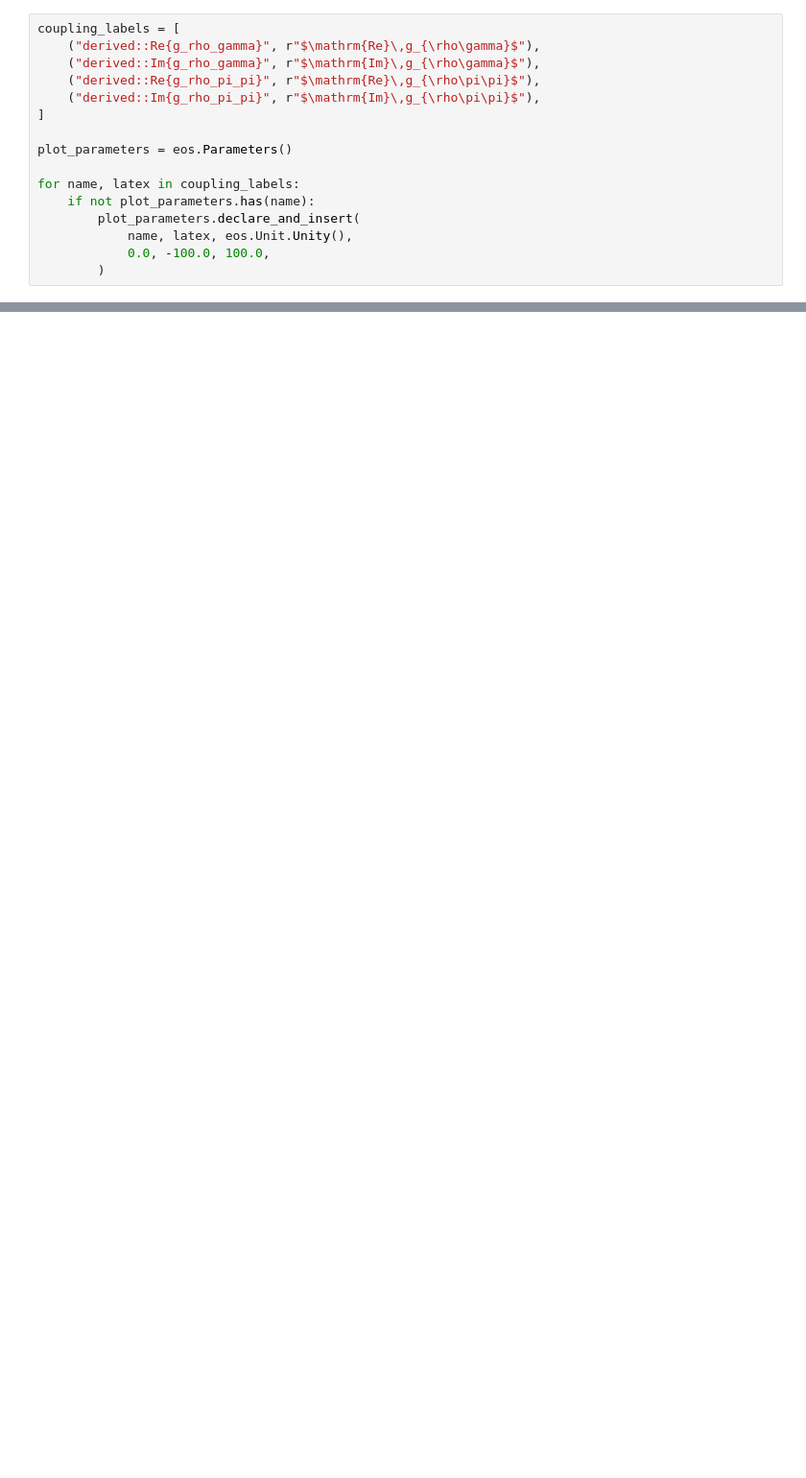
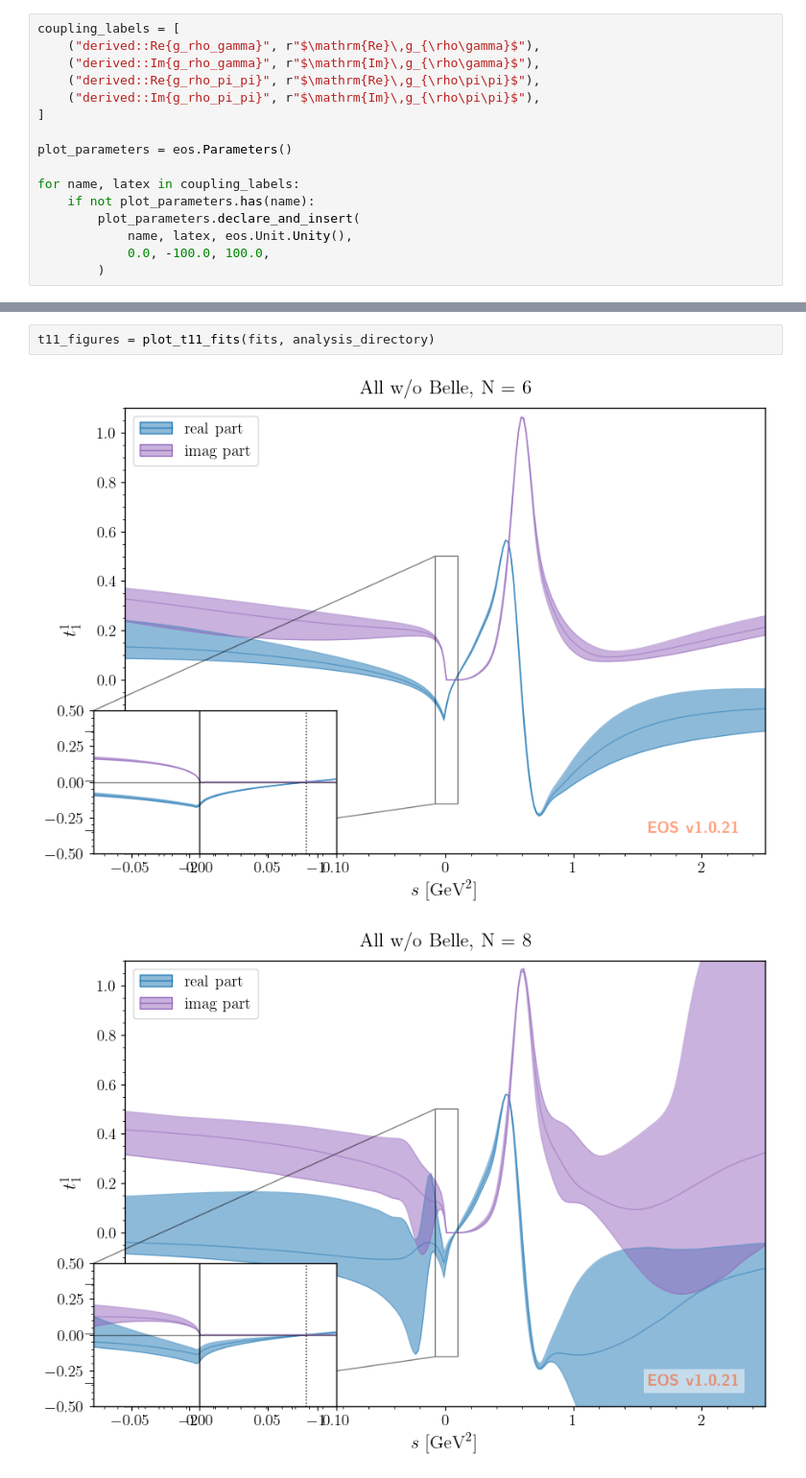
Before and after one commit to Fenoon/analysis, a Jupyter notebook: paper-plots.ipynb, the cells around one changed output, grey strips where cells are left out. Shown at 96% size. Saved outputs shown, nothing was run; the diff lists cells and outputs as text; blank space fills up the shorter version.

```diff
--- a/paper-plots.ipynb
+++ b/paper-plots.ipynb
@@ -257,0 +529,5 @@ Computing KDE for samples of variable 'derived::Im{g_rho_pi_pi}'
+# %%
+t11_figures = plot_t11_fits(fits, analysis_directory)
+# %% [output]
+[figure, added]
+[figure, added]
```
Also changed, not shown: parts of 11 cells of this notebook.
